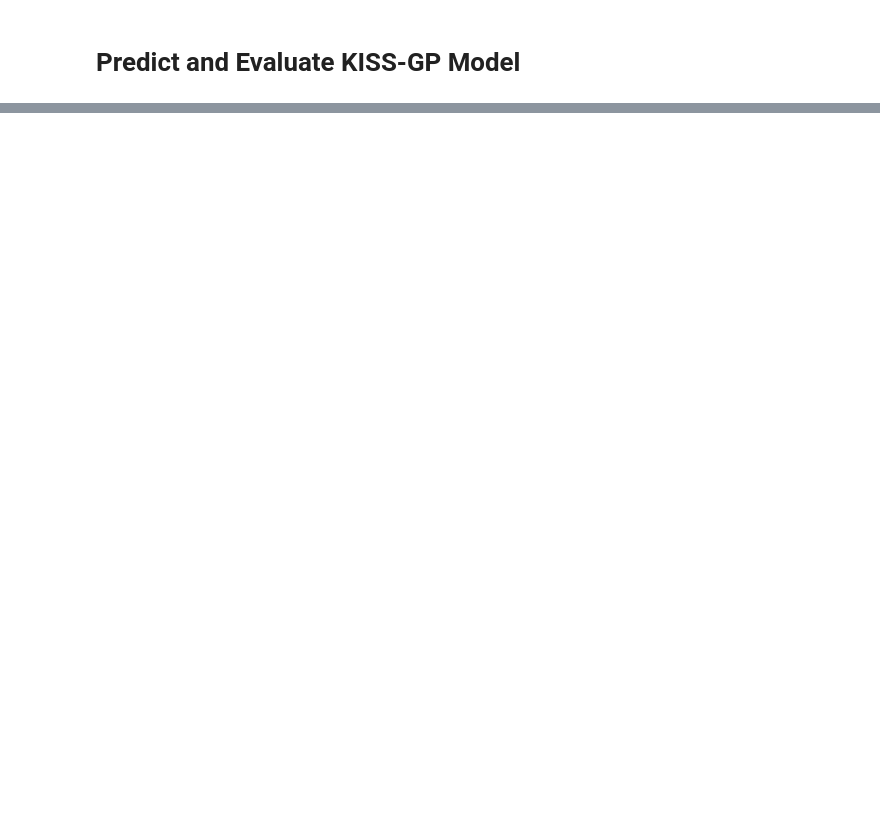
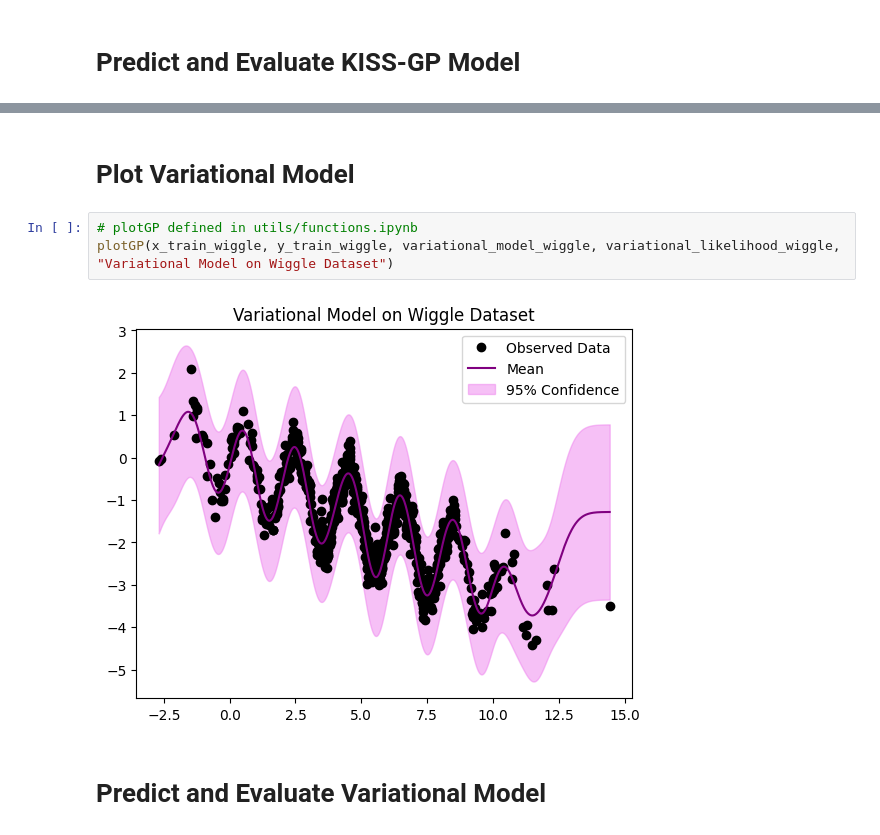
Before and after one commit to Sabelz/Master_Thesis_Alexander, a Jupyter notebook: GPs/WiggleGPs.ipynb, the cells around one changed output, grey strips where cells are left out. Saved outputs shown, nothing was run; the diff lists cells and outputs as text; blank space fills up the shorter version.

```diff
--- a/GPs/WiggleGPs.ipynb
+++ b/GPs/WiggleGPs.ipynb
@@ -114,0 +143,9 @@ with torch.no_grad(), gpytorch.settings.fast_pred_var():
+# %% [markdown]
+# Plot Variational Model
+# %%
+# plotGP defined in utils/functions.ipynb
+plotGP(x_train_wiggle, y_train_wiggle, variational_model_wiggle, variational_likelihood_wiggle, "Variational Model on Wiggle Dataset")
+# %% [output]
+[figure, added]
+# %% [markdown]
+# Predict and Evaluate Variational Model
```
Also changed, not shown: parts of 42 cells of this notebook.
